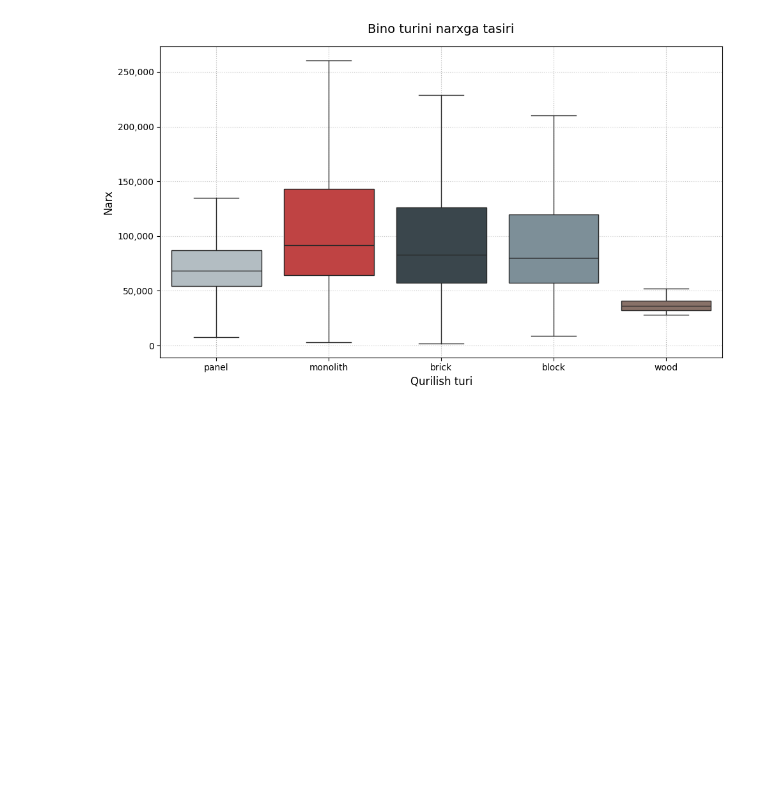
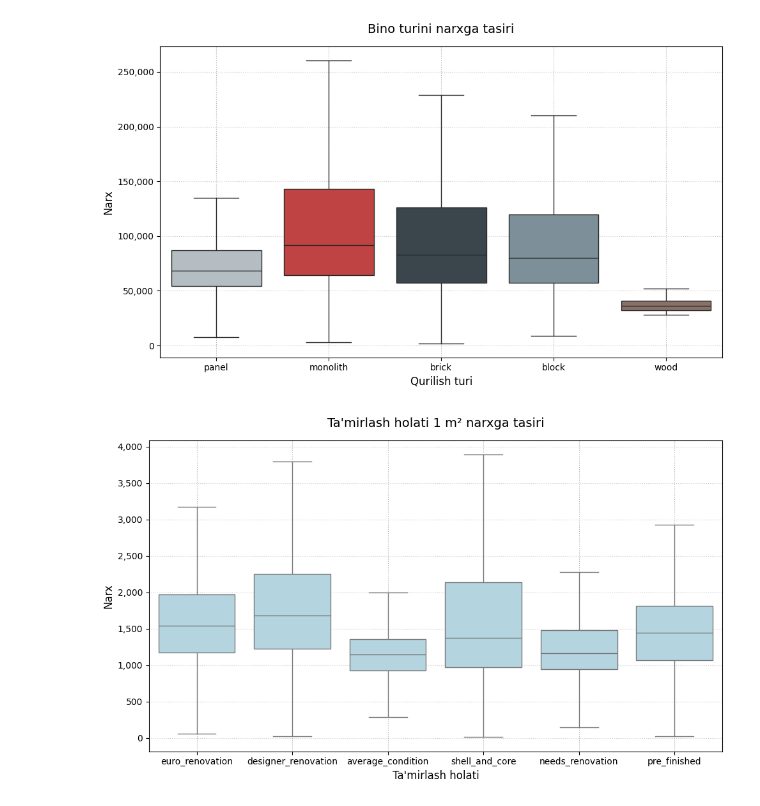
Before and after one commit to Javoh20111/Tashkent-apartment-analysis, a Jupyter notebook: notebooks/2_data_analysis.ipynb, the cells around one changed output. Saved outputs shown, nothing was run; the diff lists cells and outputs as text; code cells hidden in the pictures; blank space fills up the shorter version.

Commit message:
Made a new chart for: Ta'mirlash holati 1 m² narxiga qanchalik ta'sir qiladi?

```diff
--- a/notebooks/2_data_analysis.ipynb
+++ b/notebooks/2_data_analysis.ipynb
@@ -537,3 +537,29 @@ Passing `palette` without assigning `hue` is deprecated and will be removed in v
 [figure]
 # %%
 # Ta'mirlash holati 1 m² narxiga qanchalik ta'sir qiladi?
+
+renovation_df = sale_df.dropna(subset=["price_per_sqr", "renovation"])
+renovation_df.groupby("renovation")["price_per_sqr"].median()
+
+fig, ax = plt.subplots(figsize = (10,6))
+sns.boxplot(
+            data=renovation_df,
+            x="renovation",
+            y="price_per_sqr",
+            ax=ax,
+            color="lightblue",
+            showfliers=False
+            )
+ax.set_title("Ta'mirlash holati 1 m² narxga tasiri", fontsize=14, pad=15)
+ax.set_xlabel("Ta'mirlash holati", fontsize=12)
+ax.set_ylabel("Narx", fontsize=12)
+
+ax.get_yaxis().set_major_formatter(plt.FuncFormatter(lambda x, loc: "{:,}".format(int(x))))
+ax.grid(axis='y', linestyle=':', alpha=0.6)
+ax.grid(axis='x', linestyle=':', alpha=1)
+
+
+plt.tight_layout()
+plt.show()
+# %% [output]
+[figure, added]
```
